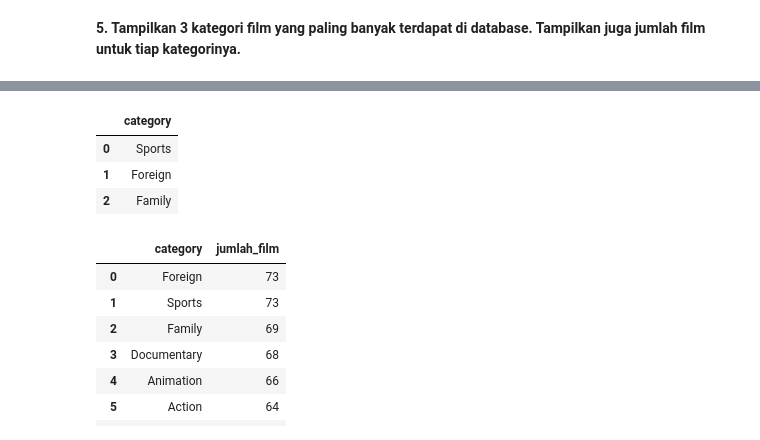
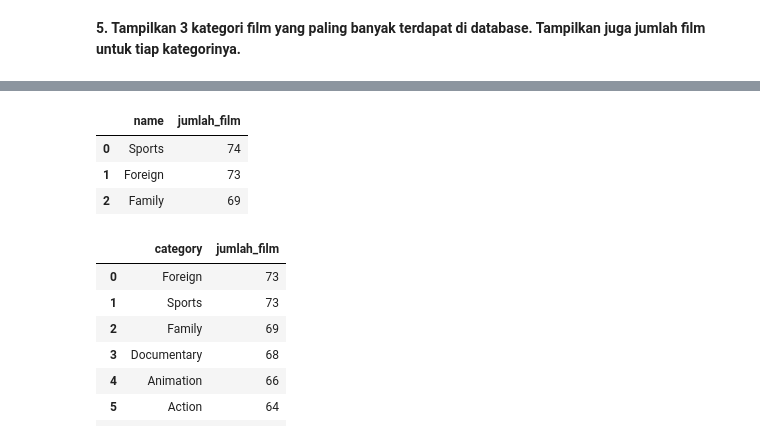
Before and after one commit to uildanila/DATA-SCIENCE, a Jupyter notebook: Module 2/DATA VISUALIZATION/TM4_Latihan_Sakila_Viz.ipynb, the cells around one changed output, grey strips where cells are left out. Cells and saved outputs as stored; diff of their text form; code cells hidden in the pictures.

```diff
--- a/Module 2/DATA VISUALIZATION/TM4_Latihan_Sakila_Viz.ipynb
+++ b/Module 2/DATA VISUALIZATION/TM4_Latihan_Sakila_Viz.ipynb
@@ -195,19 +184,19 @@ plt.show;
 # %%
 query = '''
-SELECT B.category, COUNT(A.film_id) AS jumlah_film
-FROM film A
-JOIN film_list B
-ON A.title = B.title
-GROUP BY B.category
+SELECT B.name, COUNT(A.film_id) AS jumlah_film
+FROM film_category A
+JOIN category B
+ON A.category_id = B.category_id
+GROUP BY B.name
 ORDER BY jumlah_film DESC
 LIMIT 3;
 '''
-pd.read_sql(query,engine)[['category']]
+pd.read_sql(query,engine)
 # %% [output]
-|  | category |
-| 0 | Sports |
-| 1 | Foreign |
-| 2 | Family |
+|  | name | jumlah_film |
+| 0 | Sports | 74 |
+| 1 | Foreign | 73 |
+| 2 | Family | 69 |
 # %%
 query = '''
 SELECT B.category, COUNT(A.film_id) AS jumlah_film
```
Also changed, not shown: parts of 15 cells of this notebook, 1 other file.
